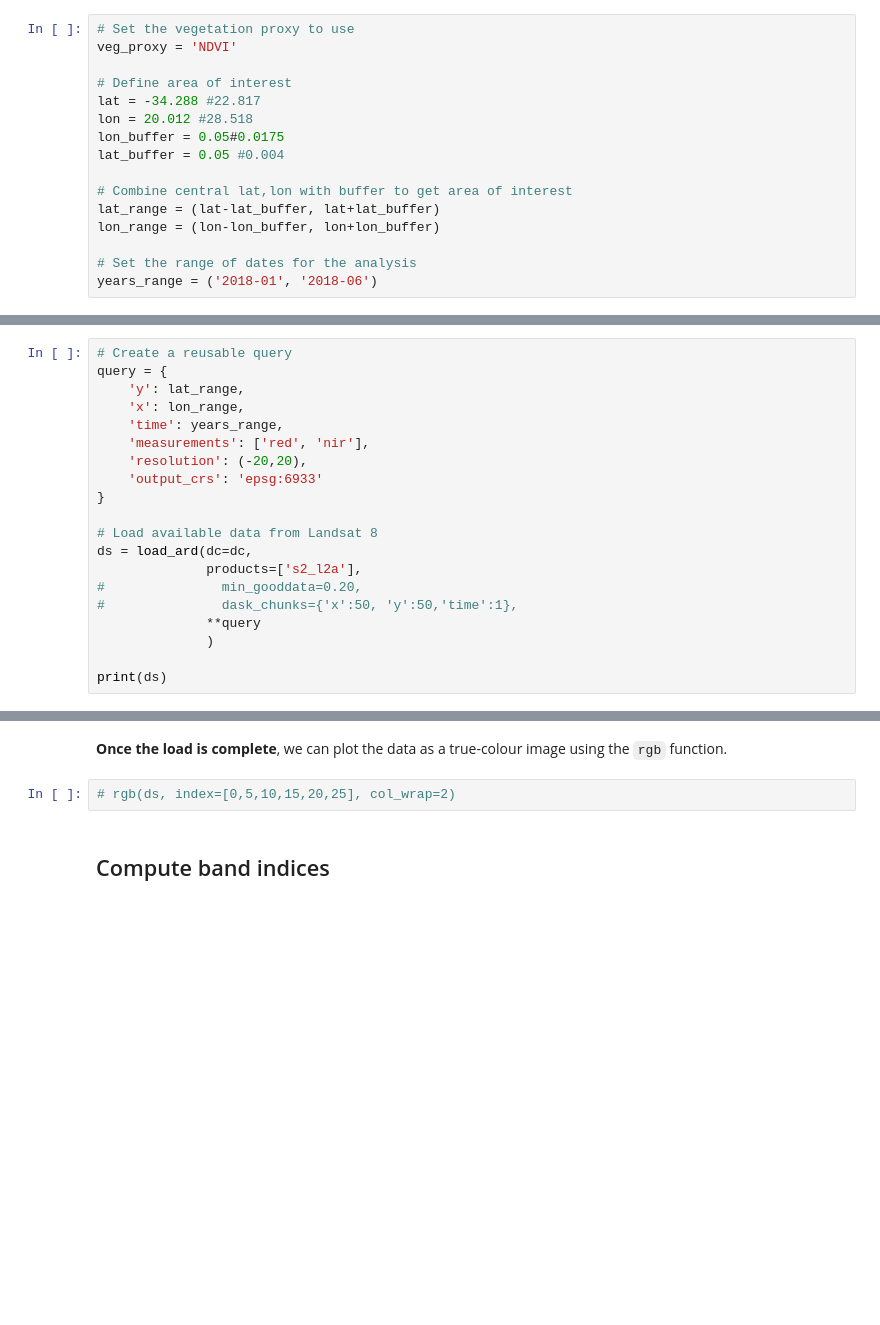
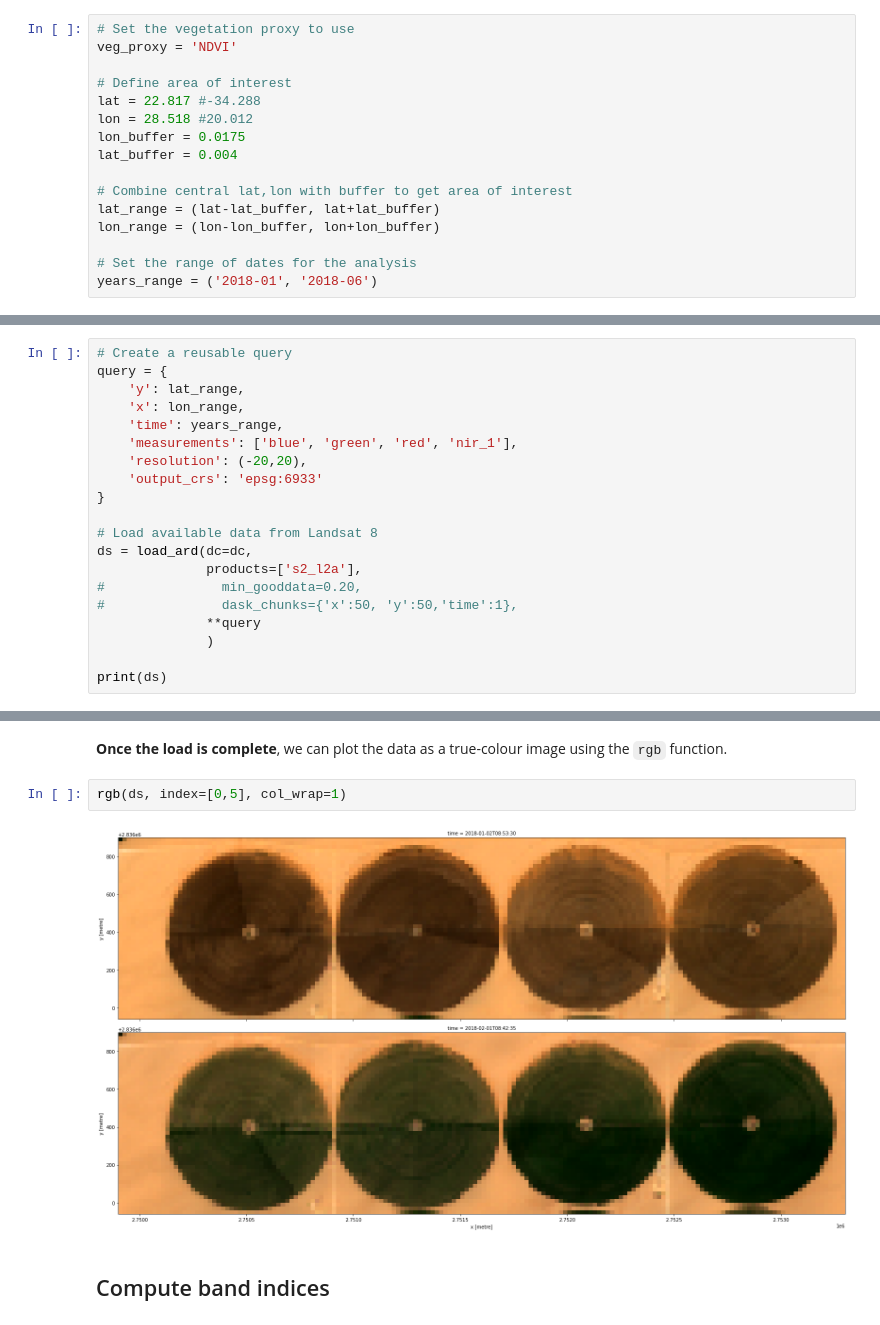
Before and after one commit to fivejjs/deafrica-sandbox-notebooks, a Jupyter notebook: crop_mask/phenology.ipynb, the cells around one changed output, grey strips where cells are left out. Saved outputs shown, nothing was run; the diff lists cells and outputs as text; blank space fills up the shorter version.

```diff
--- a/crop_mask/phenology.ipynb
+++ b/crop_mask/phenology.ipynb
@@ -103,10 +101,10 @@ For reasonable loading times, set this as `0.1` or lower.
 veg_proxy = 'NDVI'
 
 # Define area of interest
-lat = -34.288 #22.817
-lon = 20.012 #28.518
-lon_buffer = 0.05#0.0175
-lat_buffer = 0.05 #0.004
+lat = 22.817 #-34.288
+lon = 28.518 #20.012
+lon_buffer = 0.0175
+lat_buffer = 0.004
 
 # Combine central lat,lon with buffer to get area of interest
 lat_range = (lat-lat_buffer, lat+lat_buffer)
@@ -132,7 +130,7 @@ query = {
     'y': lat_range,
     'x': lon_range,
     'time': years_range,
-    'measurements': ['red', 'nir'],
+    'measurements': ['blue', 'green', 'red', 'nir_1'],
     'resolution': (-20,20),
     'output_crs': 'epsg:6933'
 }
@@ -149,7 +168,9 @@ print(ds)
 # %% [markdown]
 **Once the load is complete**, we can plot the data as a true-colour image using the `rgb` function.
 # %%
-# rgb(ds, index=[0,5,10,15,20,25], col_wrap=2)
+rgb(ds, index=[0,5], col_wrap=1)
+# %% [output]
+[figure, added]
 # %% [markdown]
 ## Compute band indices
 # %% [markdown]
```
Also changed, not shown: parts of 7 cells of this notebook, 2 other files.
